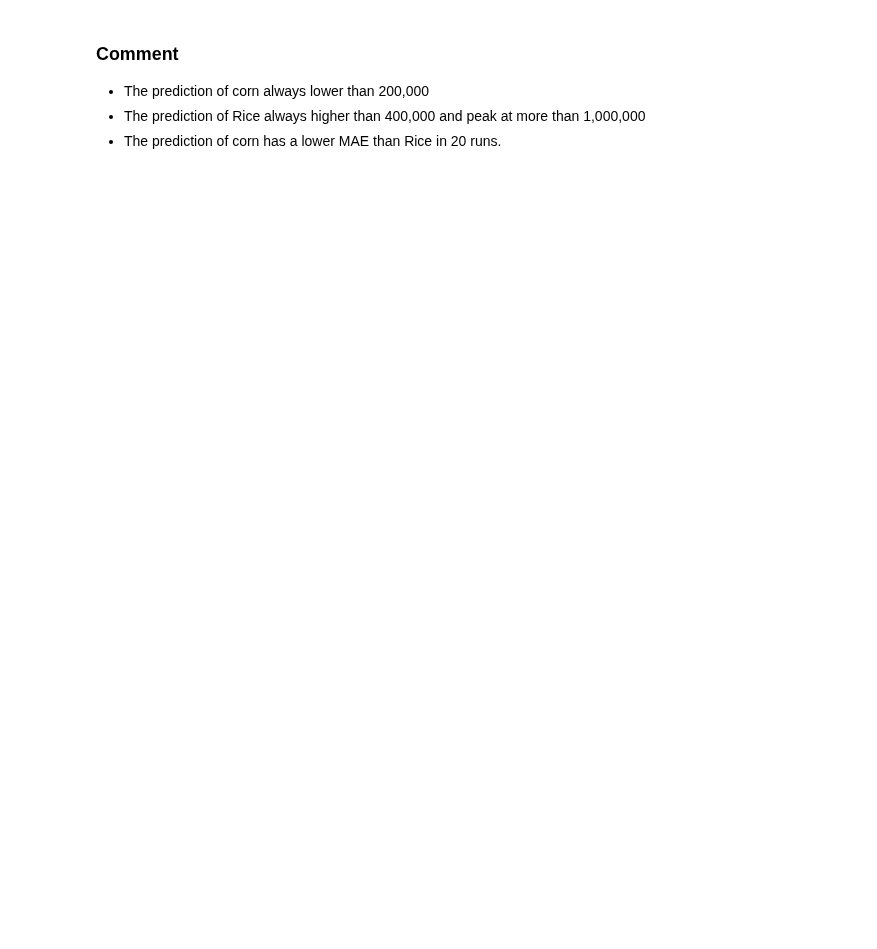
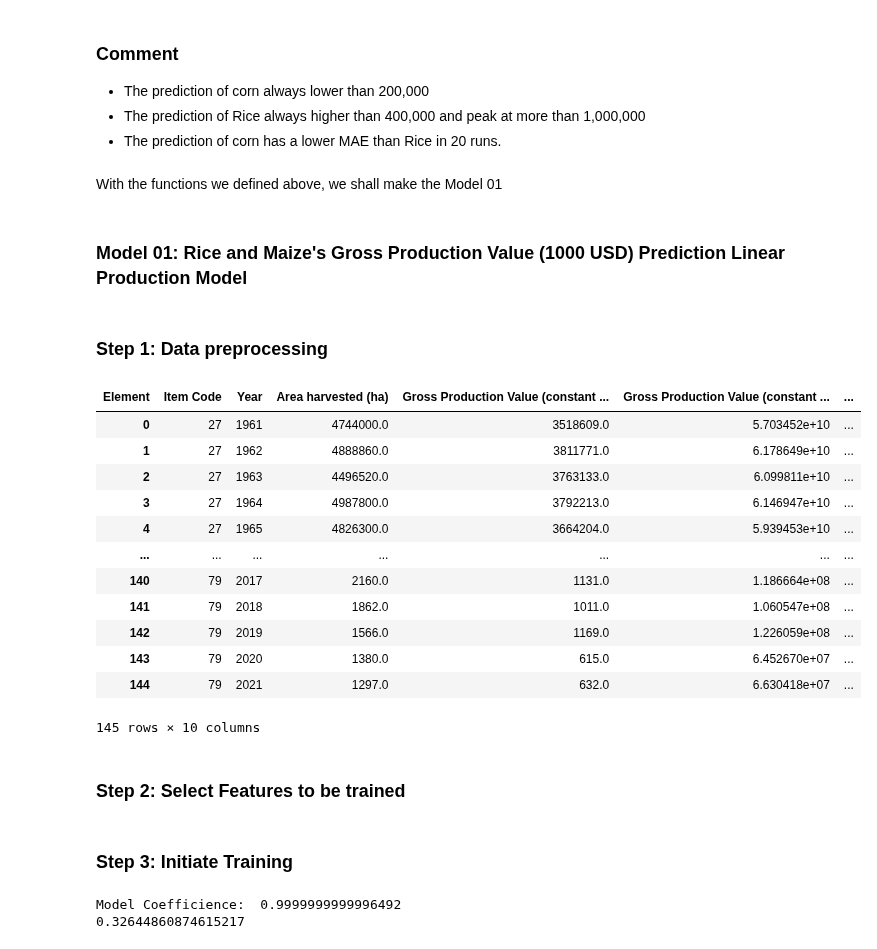
Before and after one commit to DunQua/-Intro2DS-Final-Seminar, a Jupyter notebook: source_code/04_data_modeling.ipynb, the cells around one changed output. Drawn from its saved outputs; the diff is of its cells as text; code cells hidden in the pictures; blank space fills up the shorter version.

Commit message:
Model 1 complete

```diff
--- a/source_code/04_data_modeling.ipynb
+++ b/source_code/04_data_modeling.ipynb
@@ -241,3 +241,32 @@ plt.show()
 -   The prediction of corn always lower than 200,000
 -   The prediction of Rice always higher than 400,000 and peak at more than 1,000,000
 -   The prediction of corn has a lower MAE than Rice in 20 runs.
+# %% [markdown]
+With the functions we defined above, we shall make the Model 01
+# %% [markdown]
+### Model 01: Rice and Maize's Gross Production Value (1000 USD) Prediction Linear Production Model
+# %% [markdown]
+### Step 1: Data preprocessing
+# %%
+temp=product_df.append(value_df)
+model=pd.merge(temp, element_df, how="left", on="Element Code")
+model=pd.merge(model, item_df, how="left", on="Item Code")
+model=model[model["Item"].str.contains("Wheat|Rice|Maize|Sorghum|Barley|Rye|Oats|Millet|Triticale|Fonio|Quinoa|Canary seed")][model['Value']!=0]
+
+model=pd.pivot_table(model, values="Value", index=["Item Code", "Year"], columns="Element").reset_index()
+# %% [output]
+| Element | Item Code | Year | Area harvested (ha) | Gross Production Value (constant ... | Gross Production Value (constant ... | ... |
+| 0 | 27 | 1961 | 4744000.0 | 3518609.0 | 5.703452e+10 | ... |
+| 1 | 27 | 1962 | 4888860.0 | 3811771.0 | 6.178649e+10 | ... |
+| 2 | 27 | 1963 | 4496520.0 | 3763133.0 | 6.099811e+10 | ... |
+| 3 | 27 | 1964 | 4987800.0 | 3792213.0 | 6.146947e+10 | ... |
+| 4 | 27 | 1965 | 4826300.0 | 3664204.0 | 5.939453e+10 | ... |
+| ... | ... | ... | ... | ... | ... | ... |
+| 140 | 79 | 2017 | 2160.0 | 1131.0 | 1.186664e+08 | ... |
+| 141 | 79 | 2018 | 1862.0 | 1011.0 | 1.060547e+08 | ... |
+| 142 | 79 | 2019 | 1566.0 | 1169.0 | 1.226059e+08 | ... |
+| 143 | 79 | 2020 | 1380.0 | 615.0 | 6.452670e+07 | ... |
+| 144 | 79 | 2021 | 1297.0 | 632.0 | 6.630418e+07 | ... |
+145 rows × 10 columns
+# %% [markdown]
+### Step 2: Select Features to be trained
@@ -243,0 +296,17 @@ plt.show()
+# %% [markdown]
+### Step 3: Initiate Training
+# %%
+def train_model01(itemCode):
+    X_train, y_train, X_validation, y_validation, X_test, y_test=model_select(model, 56)
+
+    regression=LinearRegression()
+    regression.fit(X_train, y_train)
+
+    print("Model Coefficience: ", regression.score(X_validation, y_validation))
+
+    y_predict=regression.predict(X_test)
+
+    print(mean_absolute_error(y_true=y_test, y_pred=y_predict))
+# %% [output]
+Model Coefficience:  0.9999999999996492
+0.32644860874615217
```
Also changed, not shown: parts of 5 cells of this notebook.
